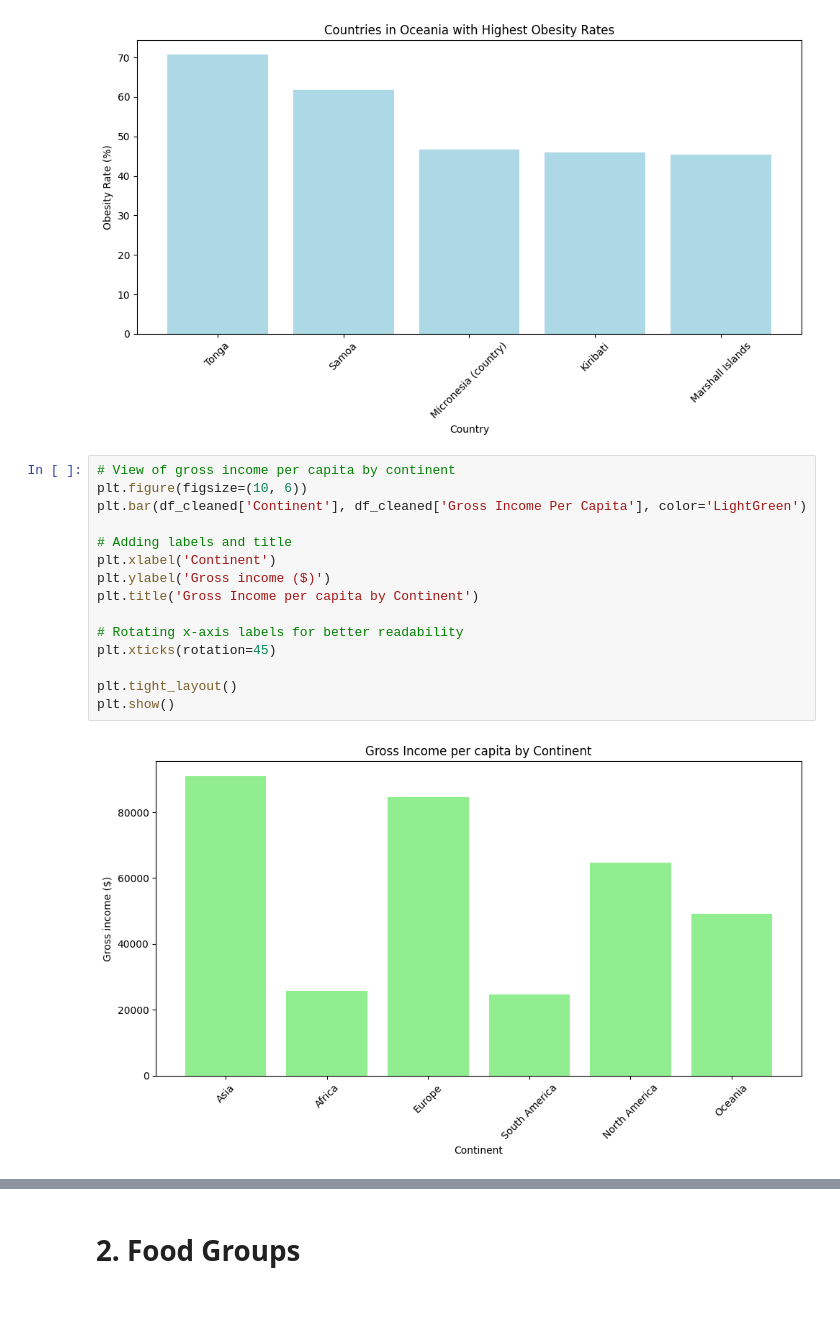
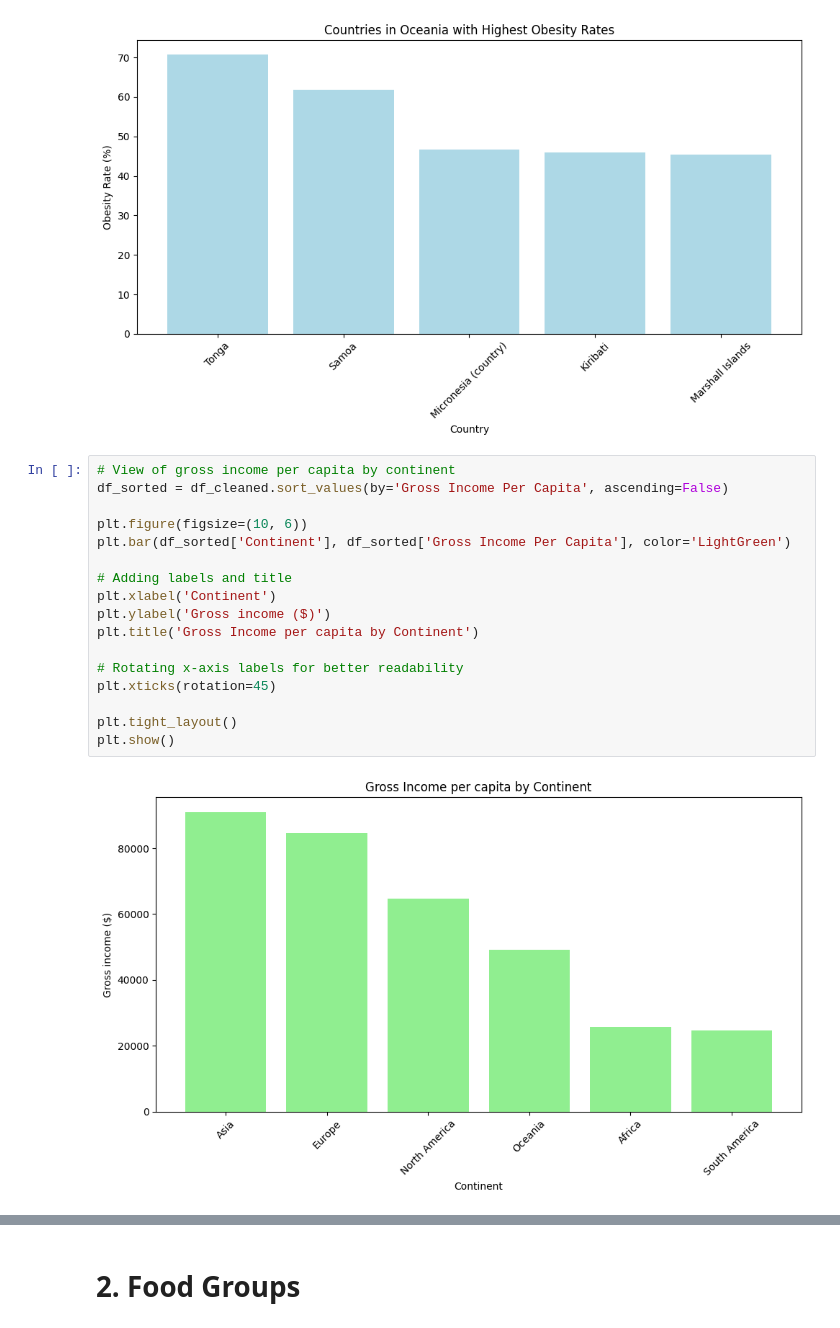
Before and after one commit to JoanneSiarivita/iLab-Capstone-Project, a Jupyter notebook: ilab_capstone_project/notebooks/capstone_updated_project.ipynb, the cells around one changed output, grey strips where cells are left out. Drawn from its saved outputs; the diff is of its cells as text.

```diff
--- a/ilab_capstone_project/notebooks/capstone_updated_project.ipynb
+++ b/ilab_capstone_project/notebooks/capstone_updated_project.ipynb
@@ -265,20 +265,22 @@ plt.show()
 [figure]
 # %%
 # View of gross income per capita by continent
+df_sorted = df_cleaned.sort_values(by='Gross Income Per Capita', ascending=False)
+
 plt.figure(figsize=(10, 6))
-plt.bar(df_cleaned['Continent'], df_cleaned['Gross Income Per Capita'], color='LightGreen')
+plt.bar(df_sorted['Continent'], df_sorted['Gross Income Per Capita'], color='LightGreen')
 
 # Adding labels and title
 plt.xlabel('Continent')
 plt.ylabel('Gross income ($)')
 plt.title('Gross Income per capita by Continent')
 
 # Rotating x-axis labels for better readability
 plt.xticks(rotation=45)
 
 plt.tight_layout()
 plt.show()
 # %% [output]
-[figure, old version]
+[figure, new version]
 # %%
 # View of population by continent
```
Also changed, not shown: parts of 4 cells of this notebook.
